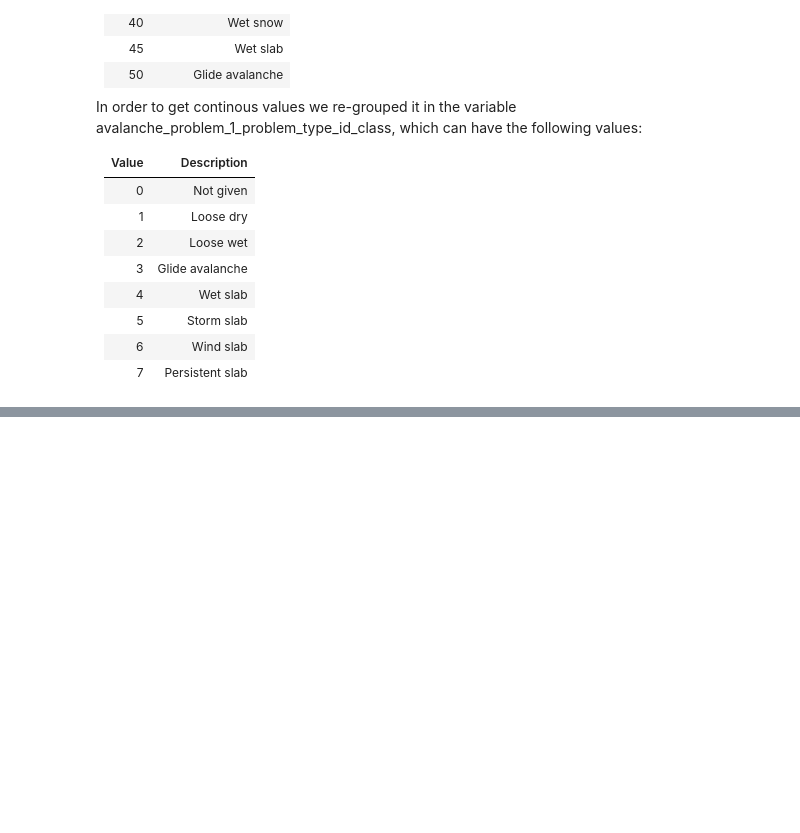
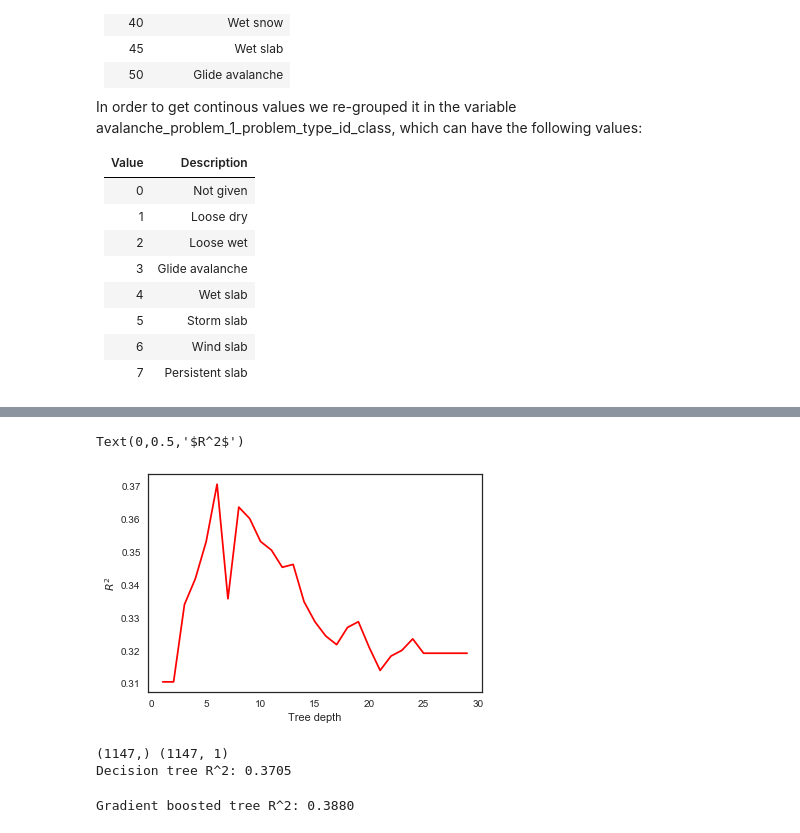
Before and after one commit to kmunve/APS, a Jupyter notebook: aps/notebooks/ml_varsom/aval_problem_prediction.ipynb, the cells around one changed output, grey strips where cells are left out. Drawn from its saved outputs; the diff is of its cells as text; code cells hidden in the pictures; blank space fills up the shorter version.

```diff
--- a/aps/notebooks/ml_varsom/aval_problem_prediction.ipynb
+++ b/aps/notebooks/ml_varsom/aval_problem_prediction.ipynb
@@ -181,0 +247,40 @@ mountain_weather_temperature_min:       20.93%
+# %%
+target_ = ['aval_problem_1_combined']
+
+features_ = [
+    #'mountain_weather_freezing_level', # correlates with min/max temperature
+    'mountain_weather_precip_most_exposed',
+    'mountain_weather_precip_most_exposed_yesterday',
+    'mountain_weather_precip_region',
+    'mountain_weather_precip_region_yesterday',
+    'mountain_weather_temperature_elevation',
+    'mountain_weather_temperature_max',
+    'mountain_weather_temperature_min',
+    'mountain_weather_wind_speed_num',
+    #'mountain_weather_wind_direction_num',
+    'mountain_weather_wind_direction_E',
+    'mountain_weather_wind_direction_N',
+    'mountain_weather_wind_direction_NE',
+    'mountain_weather_wind_direction_NW',
+    'mountain_weather_wind_direction_None',
+    'mountain_weather_wind_direction_S',
+    'mountain_weather_wind_direction_SE',
+    'mountain_weather_wind_direction_SW',
+    'mountain_weather_wind_direction_W',
+    #'region_id',  # correlates with region_group_id
+    'region_group_id'
+    #'region_type_id'  # currently only A in the dataset
+    ]
+X = df_data.filter(features_, axis=1)
+y = df_data.filter(target_, axis=1)
+X_train, X_test, y_train, y_test = train_test_split(X, y, random_state = 222, test_size = 0.3)
+# %%
+depths = range(1, 30)
+
+%time tree_models = [tree.DecisionTreeClassifier(random_state=222, max_depth=d).fit(X_train, y_train) for d in depths]
+tree_Rsquare = [f.score(X_test, y_test) for f in tree_models]
+
+plt.plot(depths, tree_Rsquare, color = 'red')
+plt.xlabel('Tree depth')
+plt.ylabel('$R^2$')
+# %% [output]
@@ -181,0 +288,35 @@ mountain_weather_temperature_min:       20.93%
+Text(0,0.5,'$R^2$')
+[figure, added]
+# %%
+dec_tree = tree.DecisionTreeClassifier(random_state=222, max_depth = 6)
+
+dec_tree.fit(X_train, y_train) # we're using the same data as in last linear model
+
+predictions_dt = dec_tree.predict(X_test)
+print(predictions_dt.shape, y_test.shape)
+
+print('Decision tree R^2: %.4f' % dec_tree.score(X_test, y_test))
+
+
+# Visualize the tree
+dot_data = tree.export_graphviz(dec_tree, out_file=None,  #'tree.dot',
+                         feature_names=features_,
+                         #class_names=list(target_classes.values()),
+                         filled=True, rounded=True, #rotate=True,
+                         special_characters=True)
+
+graph = graphviz.Source(dot_data)
+#graph.render('aval_problem_combined_dt')
+# %% [output]
+(1147,) (1147, 1)
+Decision tree R^2: 0.3705
+# %%
+grad_boost = ensemble.GradientBoostingClassifier(random_state = 12, max_depth = 6)
+
+grad_boost.fit(X_train, y_train)
+
+predictions_gb = grad_boost.predict(X_test)
+
+print('Gradient boosted tree R^2: %.4f' % grad_boost.score(X_test, y_test))
+# %% [output]
+Gradient boosted tree R^2: 0.3880
```
Also changed, not shown: parts of 12 cells of this notebook, 3 other files.
